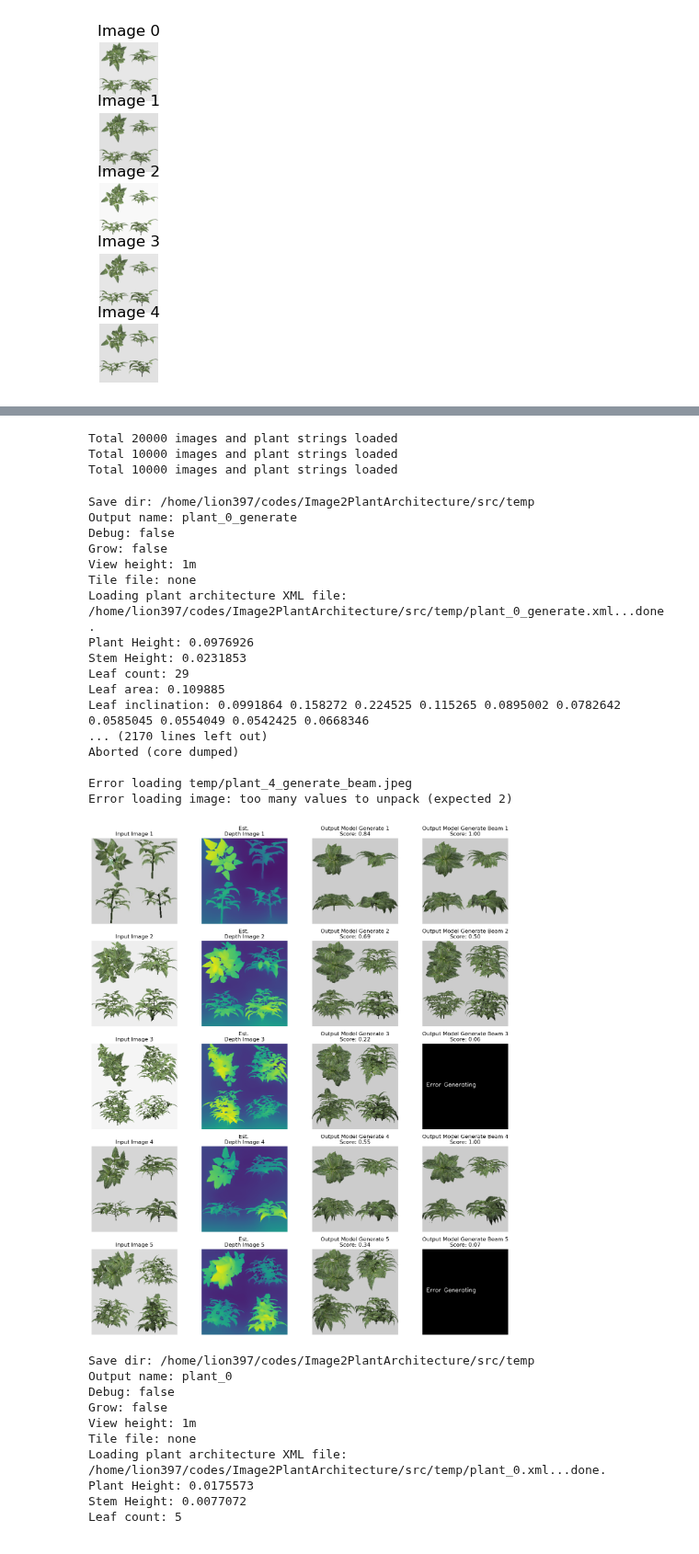
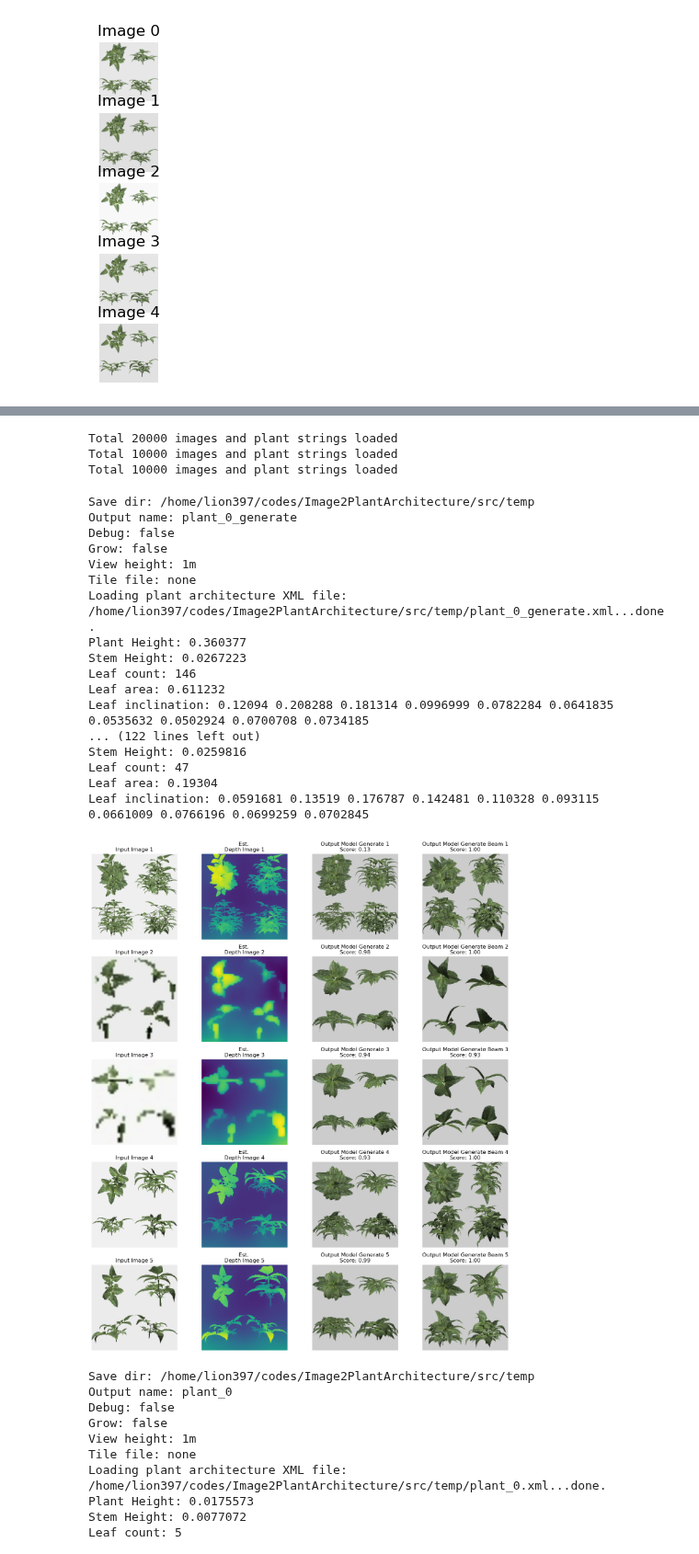
Before and after one commit to GEMINI-Breeding/Image2PlantArchitecture, a Jupyter notebook: src/evaluate_sideview.ipynb, the cells around one changed output, grey strips where cells are left out. Shown at 92% size. Cells and saved outputs as stored; diff of their text form; code cells hidden in the pictures.

```diff
--- a/src/evaluate_sideview.ipynb
+++ b/src/evaluate_sideview.ipynb
@@ -69,18 +69,3 @@ for i in range(n):
         plt.axis('off')
 # %% [output]
 [figure]
-# %%
-from models.plightning import MainModule
-# model = MainModule()
-#model = MainModule.load_from_checkpoint("../log/20250121_SideView_224_MinMaxScaler/version_3/checkpoints/best_epoch=06.ckpt") # Best model?
-if 0:
-    model = MainModule.load_from_checkpoint("../log/20250124_SideView_224_40Days/version_0/checkpoints/best_epoch=50.ckpt")
-else:
-    model = MainModule.load_from_checkpoint(
-        "../log/20250124_SideView_224_40Days/version_0/checkpoints/best_epoch=50.ckpt",
-        # map_location=torch.device('cpu')
-    )
-
-
-model.eval()
-# model.freeze()
@@ -104,0 +72,4 @@ MainModule(
+# %%
+from models.plightning import MainModule
+model = MainModule.load_from_checkpoint("../log/20250306_Final_for_Paper_aplha10/version_1/checkpoints/best_epoch=21.ckpt")
+model.eval()
@@ -216,7 +205,7 @@ for idx, (image, plant_info, out, lengths) in enumerate(dataloader):
         score_generate = np.exp(score_generate)  # Convert log score to probability
 
         # Generate using model.generate_beam
-        result_generate_beam, score_generate_beam = model.generate_beam(image, plant_info, beam_width=5)
+        result_generate_beam, score_generate_beam = model.generate_param_beam(image, plant_info, beam_width=5, add_noise=False)
         result_generate_beam = result_generate_beam.cpu().numpy()
         score_generate_beam = np.exp(score_generate_beam)  # Convert log score to probability
 
@@ -261,44 +250,44 @@ for idx, (image, plant_info, out, lengths) in enumerate(dataloader):
     axes[col, row].imshow(image_vis[:, :, 0:3])
     axes[col, row].set_title(f"Input Image {idx + 1}")
     axes[col, row].axis('off')
 
     depth = model.predicted_depth.squeeze().cpu()
     axes[col, row+1].imshow(depth)
     axes[col, row+1].set_title(f"Est. \nDepth Image {idx + 1}")
     axes[col, row+1].axis('off')
 
     axes[col, row + 2].imshow(img_generate)
     axes[col, row + 2].set_title(f"Output Model Generate {idx + 1}\nScore: {score_generate:.2f}")
     axes[col, row + 2].axis('off')
 
     axes[col, row + 3].imshow(img_generate_beam)
     axes[col, row + 3].set_title(f"Output Model Generate Beam {idx + 1}\nScore: {score_generate_beam:.2f}")
     axes[col, row + 3].axis('off')
 
 plt.tight_layout()
 plt.show()
 # %% [output]
 Total 20000 images and plant strings loaded
 Total 10000 images and plant strings loaded
 Total 10000 images and plant strings loaded
 Save dir: /home/lion397/codes/Image2PlantArchitecture/src/temp
 Output name: plant_0_generate
 Debug: false
 Grow: false
 View height: 1m
 Tile file: none
 Loading plant architecture XML file: /home/lion397/codes/Image2PlantArchitecture/src/temp/plant_0_generate.xml...done.
-Plant Height: 0.0976926
-Stem Height: 0.0231853
-Leaf count: 29
-Leaf area: 0.109885
-Leaf inclination: 0.0991864 0.158272 0.224525 0.115265 0.0895002 0.0782642 0.0585045 0.0554049 0.0542425 0.0668346
-... (2170 lines left out)
-Aborted (core dumped)
-
-Error loading temp/plant_4_generate_beam.jpeg
-Error loading image: too many values to unpack (expected 2)
+Plant Height: 0.360377
+Stem Height: 0.0267223
+Leaf count: 146
+Leaf area: 0.611232
+Leaf inclination: 0.12094 0.208288 0.181314 0.0996999 0.0782284 0.0641835 0.0535632 0.0502924 0.0700708 0.0734185
+... (122 lines left out)
+Stem Height: 0.0259816
+Leaf count: 47
+Leaf area: 0.19304
+Leaf inclination: 0.0591681 0.13519 0.176787 0.142481 0.110328 0.093115 0.0661009 0.0766196 0.0699259 0.0702845
-[figure, old version]
+[figure, new version]
 # %%
 import os
 import torch
```
Also changed, not shown: parts of 2 cells of this notebook, 5 other files.
